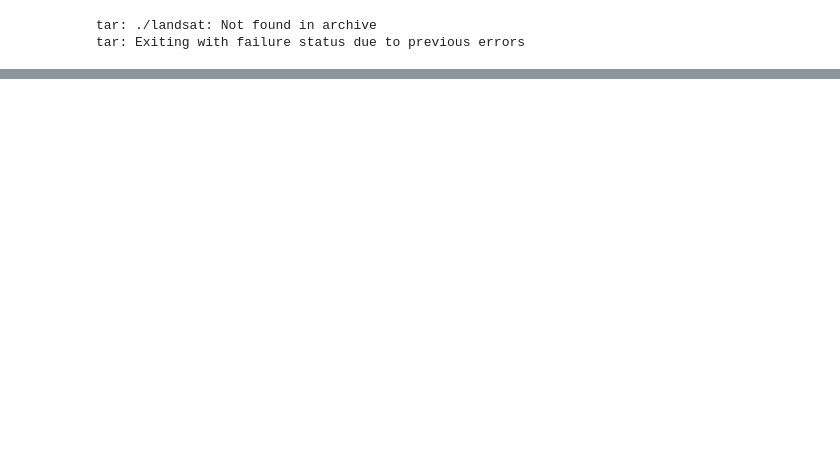
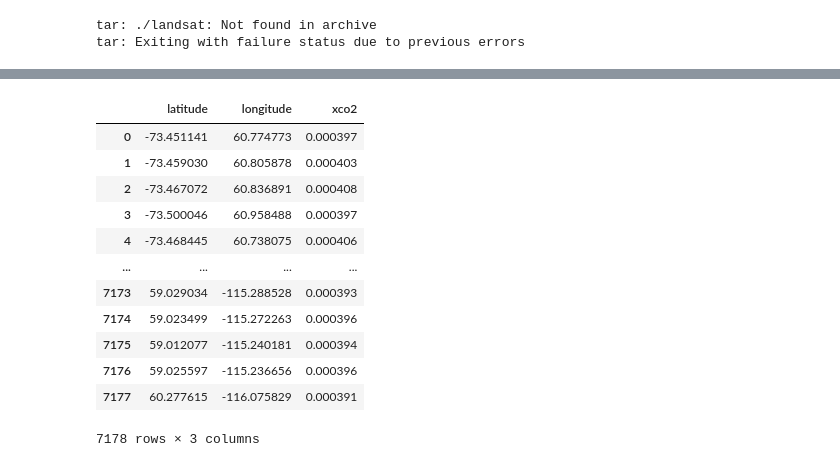
Before and after one commit to pandringa/comp-590-mangroves, a Jupyter notebook: downloads.ipynb, the cells around one changed output, grey strips where cells are left out. Cells and saved outputs as stored; diff of their text form; code cells hidden in the pictures; blank space fills up the shorter version.

```diff
--- a/downloads.ipynb
+++ b/downloads.ipynb
@@ -93,0 +91,17 @@ gdf.plot(ax=base, marker='o', color='red', markersize=5);
+# %%
+df = pd.DataFrame(data, columns=['latitude', 'longitude', 'xco2'])
+df
+# %% [output]
+|  | latitude | longitude | xco2 |
+| 0 | -73.451141 | 60.774773 | 0.000397 |
+| 1 | -73.459030 | 60.805878 | 0.000403 |
+| 2 | -73.467072 | 60.836891 | 0.000408 |
+| 3 | -73.500046 | 60.958488 | 0.000397 |
+| 4 | -73.468445 | 60.738075 | 0.000406 |
+| ... | ... | ... | ... |
+| 7173 | 59.029034 | -115.288528 | 0.000393 |
+| 7174 | 59.023499 | -115.272263 | 0.000396 |
+| 7175 | 59.012077 | -115.240181 | 0.000394 |
+| 7176 | 59.025597 | -115.236656 | 0.000396 |
+| 7177 | 60.277615 | -116.075829 | 0.000391 |
+7178 rows × 3 columns
```
Also changed, not shown: parts of 4 cells of this notebook, 1 other file.
